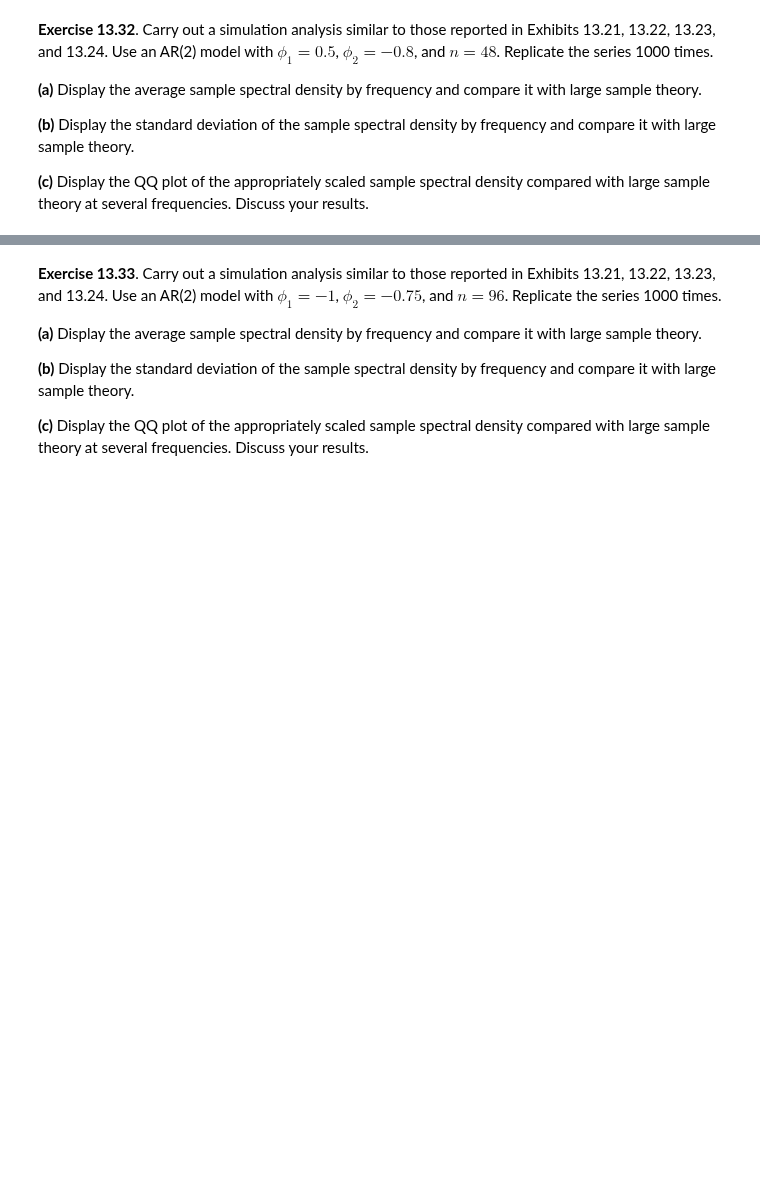
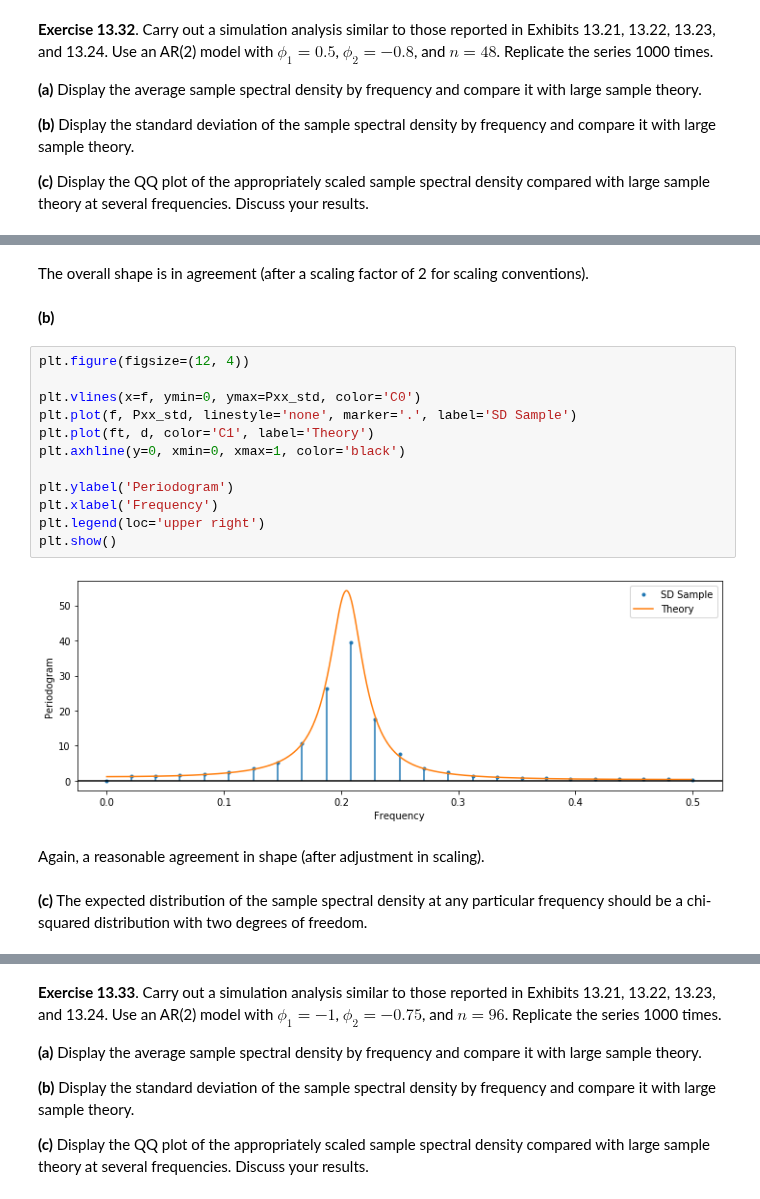
Before and after one commit to telmo-correa/time-series-analysis, a Jupyter notebook: Python/Chapter 13 (Ex 31 - 34) - Introduction to Spectral Analysis.ipynb, the cells around one changed output, grey strips where cells are left out. Saved outputs shown, nothing was run; the diff lists cells and outputs as text; blank space fills up the shorter version.

```diff
--- a/Python/Chapter 13 (Ex 31 - 34) - Introduction to Spectral Analysis.ipynb
+++ b/Python/Chapter 13 (Ex 31 - 34) - Introduction to Spectral Analysis.ipynb
@@ -78,0 +144,22 @@ n &\text{for } j = k = 0 \\
+# %% [markdown]
+The overall shape is in agreement (after a scaling factor of 2 for scaling conventions).
+# %% [markdown]
+**(b)**
+# %%
+plt.figure(figsize=(12, 4))
+
+plt.vlines(x=f, ymin=0, ymax=Pxx_std, color='C0')
+plt.plot(f, Pxx_std, linestyle='none', marker='.', label='SD Sample')
+plt.plot(ft, d, color='C1', label='Theory')
+plt.axhline(y=0, xmin=0, xmax=1, color='black')
+
+plt.ylabel('Periodogram')
+plt.xlabel('Frequency')
+plt.legend(loc='upper right')
+plt.show()
+# %% [output]
+[figure, added]
+# %% [markdown]
+Again, a reasonable agreement in shape (after adjustment in scaling).
+# %% [markdown]
+**(c)**  The expected distribution of the sample spectral density at any particular frequency should be a chi-squared distribution with two degrees of freedom.
```
Also changed, not shown: parts of 19 cells of this notebook, 1 other file.
